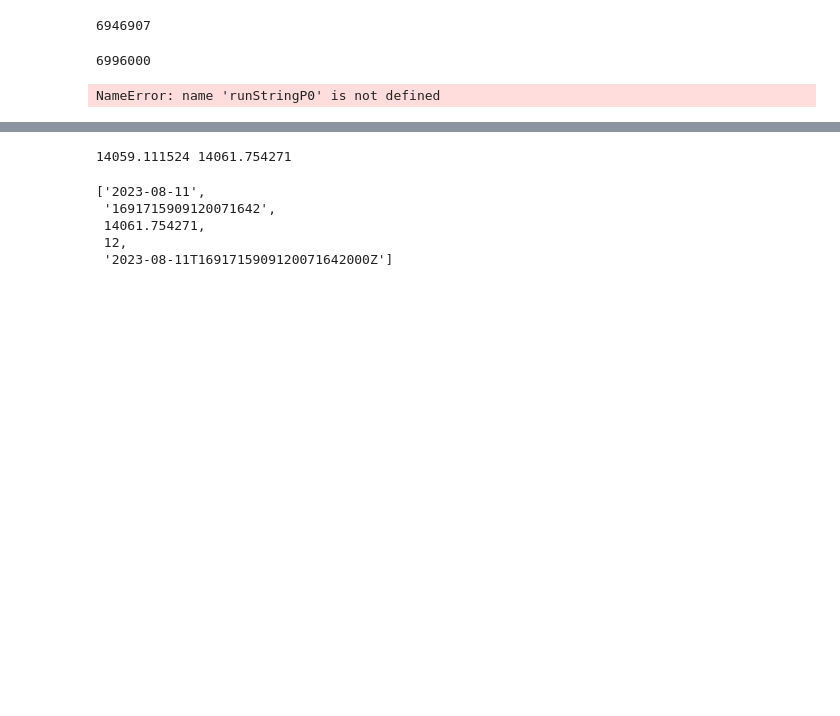
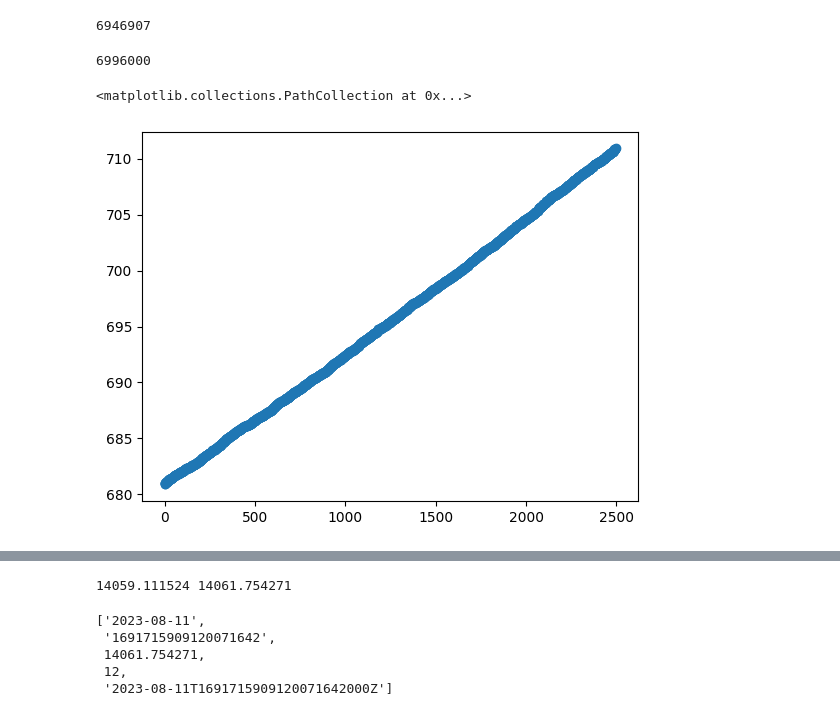
Before and after one commit to dfrikken/panelCodeRETCR, a Jupyter notebook: testingFor24/newHitBufferReader.ipynb, the cells around one changed output, grey strips where cells are left out. Saved outputs shown, nothing was run; the diff lists cells and outputs as text; code cells hidden in the pictures; blank space fills up the shorter version.

```diff
--- a/testingFor24/newHitBufferReader.ipynb
+++ b/testingFor24/newHitBufferReader.ipynb
@@ -399,18 +423,19 @@ for n,i in enumerate(peaks):
 # %% [output]
 6996000
 # %%
-hits = udaqChargestamps(runStringP0+".bin",0,0,1,0)
+hits = udaqChargestamps(runStringP0+".bin",0,0,0,0)
 pltlist = []
 pltxlist = []
 for n,i in enumerate(hits):
-    print(i)
+    #print(i)
     pltlist.append(i[0])
     pltxlist.append(n)
 
 
 plt.scatter(pltxlist,pltlist)
 # %% [output]
-NameError: name 'runStringP0' is not defined
+<matplotlib.collections.PathCollection at 0x...>
+[figure, added]
 # %%
 #fill panda frame
 #/Users/frikken.1/documents/ret/surfaceStation/summitSiteRuns/runs
```
Also changed, not shown: parts of 12 cells of this notebook, 1 other file.
